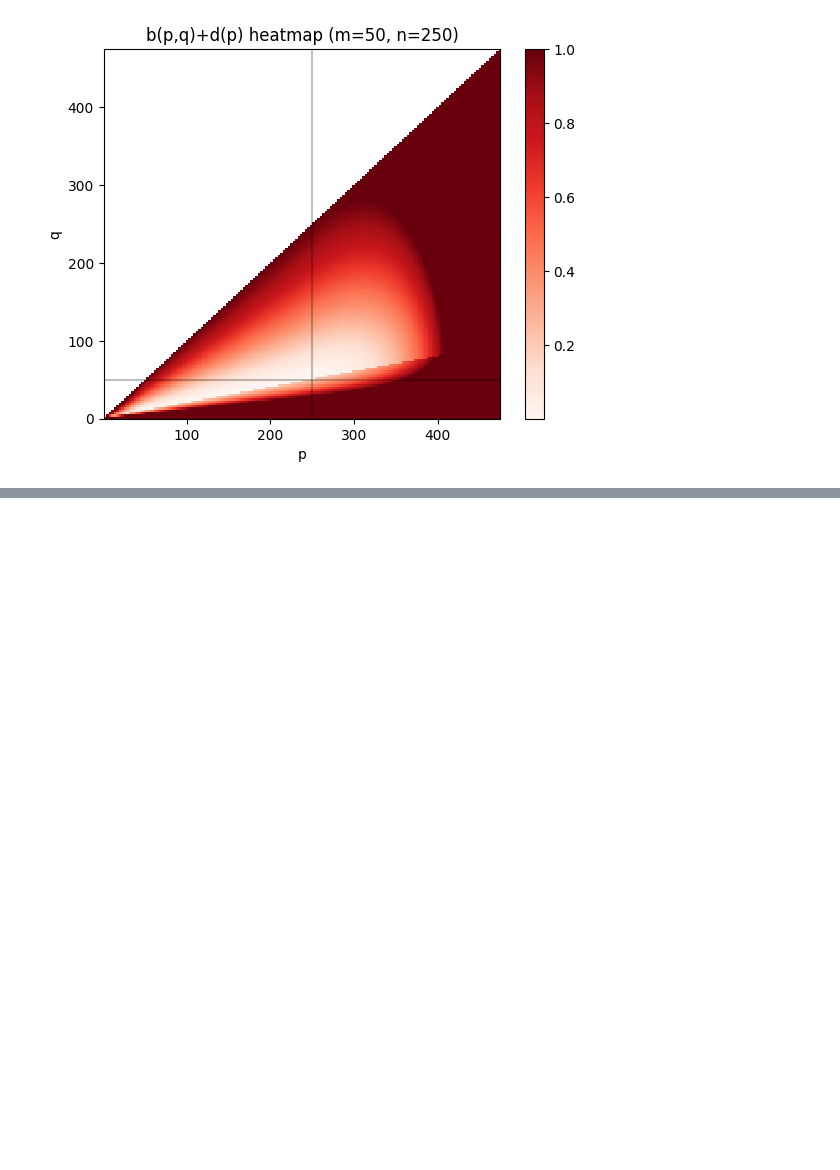
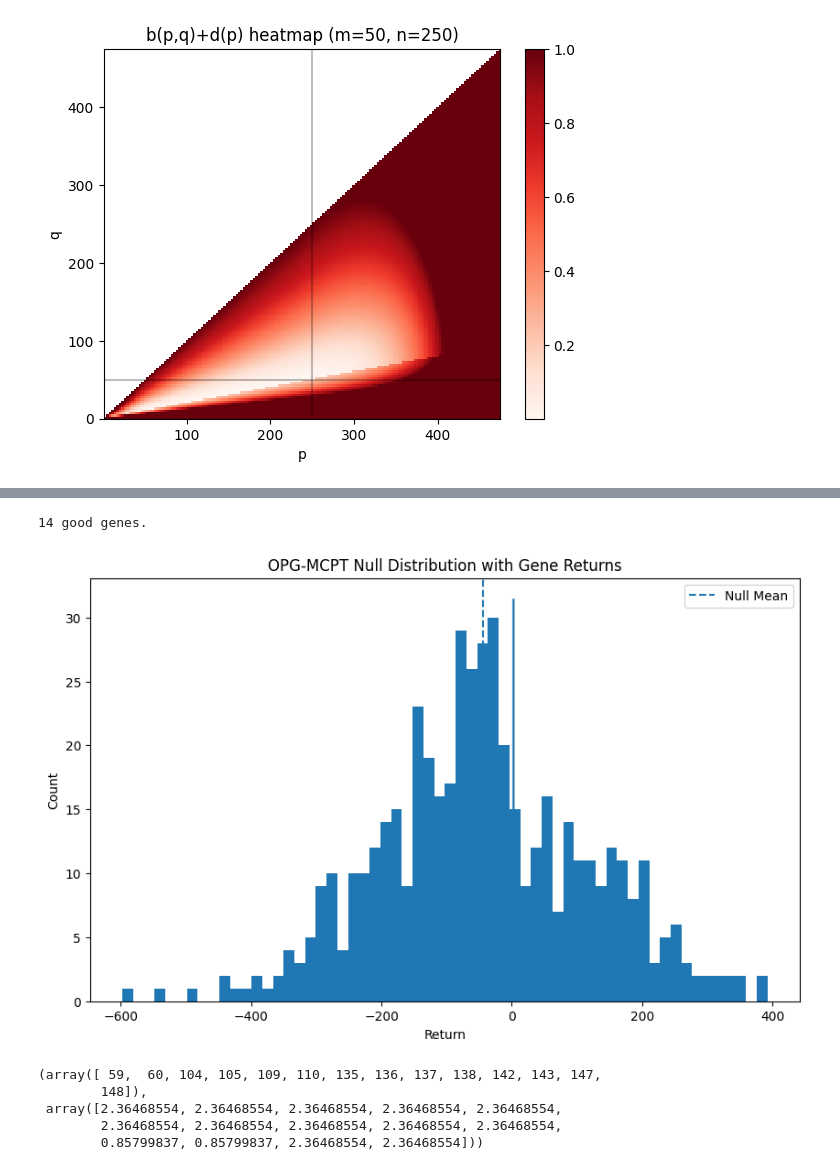
Before and after one commit to Logan-Kelsch/Structural_Regression, a Jupyter notebook: src/dev.ipynb, the cells around one changed output, grey strips where cells are left out. Cells and saved outputs as stored; diff of their text form; code cells hidden in the pictures; blank space fills up the shorter version.

```diff
--- a/src/dev.ipynb
+++ b/src/dev.ipynb
@@ -1539,0 +1703,50 @@ _E.visualize_participation_surfaces(n=250, m=50, mode='imshow', ceil=1, plot_mn=
+# %%
+reload(_E)
+reload(_V)
+
+import numpy as np
+print(len(s_idx), 'good genes.')
+
+
+import transform_ops as _OPS
+instantiation_stats = _I.instantiate_from_ops_chunked_intraday(
+                X,
+                transform_ops=_OPS,
+                chunk_num=1,
+                chunk_B=8,
+            )
+
+opg_pvals_chunk1, opg_null_chunk1, opg_details_chunk1 = _E.evaluate_opg_mcpt_fast(
+    population=X,
+    chunk_num=1,
+    survivor_idx=s_idx,
+    solver_kwargs=solver_kwargs,
+    solver_class=_E.Solver,
+    n_sims=500,
+    template_mode="exact",
+    alternative="greater",
+    fill_value=1.0,
+    rng=42,
+    n_jobs=8,
+    batch_size=64,
+    return_details=True,
+)
+
+_V.visualize_opg_mcpt_distribution(
+    population=X,
+    null_returns=opg_null_chunk1,
+    details=opg_details_chunk1,
+    use_gidx=True,
+    bins=60,
+    top_n=50,
+    sort_by="return",
+    line_alpha=0.25,
+)
+# %% [output]
+14 good genes.
+[figure, added]
+(array([ 59,  60, 104, 105, 109, 110, 135, 136, 137, 138, 142, 143, 147,
+        148]),
+ array([2.36468554, 2.36468554, 2.36468554, 2.36468554, 2.36468554,
+        2.36468554, 2.36468554, 2.36468554, 2.36468554, 2.36468554,
+        0.85799837, 0.85799837, 2.36468554, 2.36468554]))
```
Also changed, not shown: parts of 5 cells of this notebook, 3 other files.
